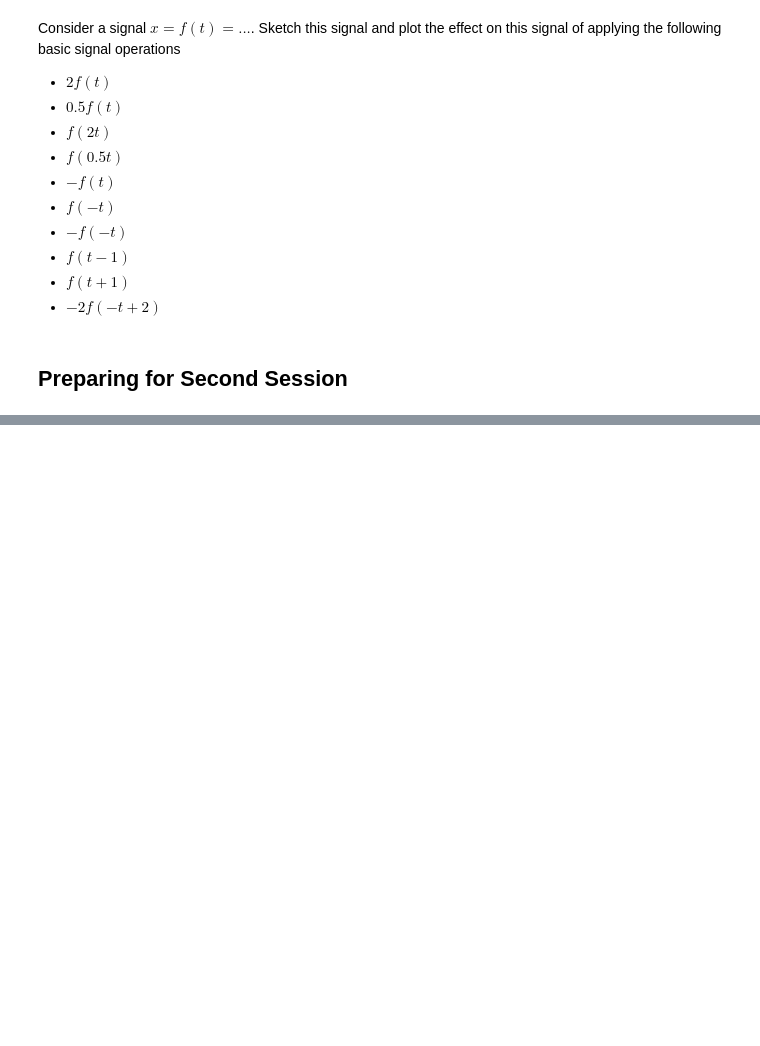
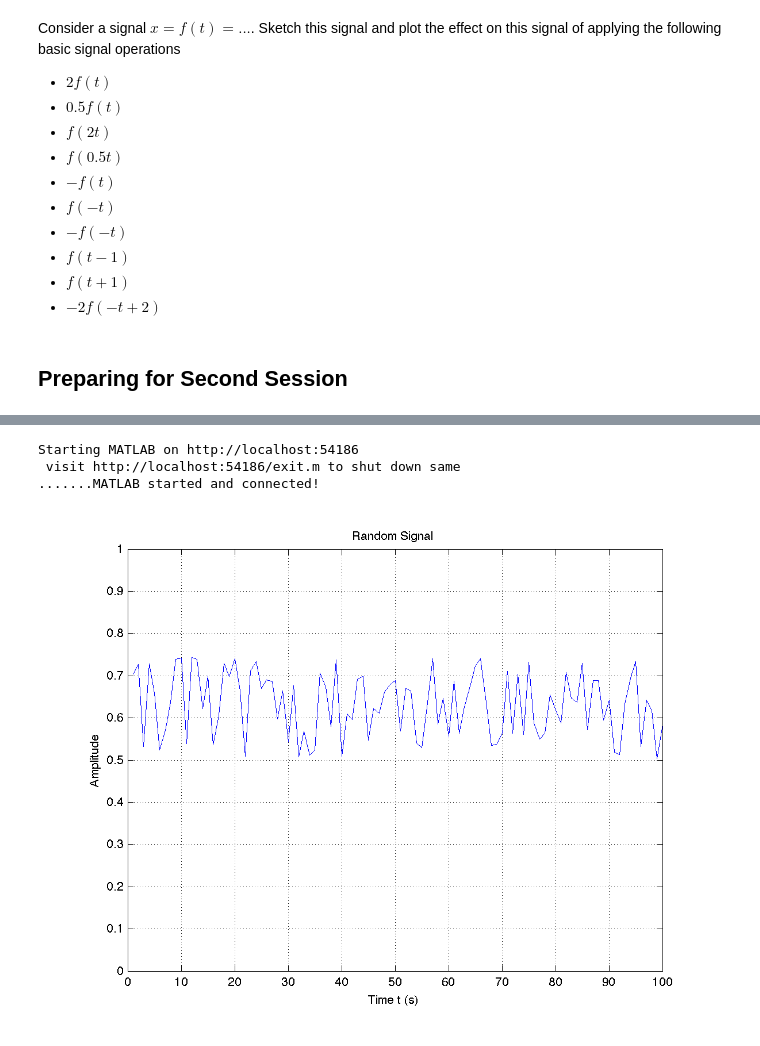
Before and after one commit to cpjobling/EG-247-Resources, a Jupyter notebook: introduction/Introduction.ipynb, the cells around one changed output, grey strips where cells are left out. Drawn from its saved outputs; the diff is of its cells as text; code cells hidden in the pictures; blank space fills up the shorter version.

Commit message:
Add rest of signal type examples

```diff
--- a/introduction/Introduction.ipynb
+++ b/introduction/Introduction.ipynb
@@ -284,0 +319,18 @@ Consider a signal $x = f(t) = ...$. Sketch this signal and plot the effect on th
+# %%
+ip = get_ipython()
+pymat.load_ipython_extension(ip)
+# %% [output]
+Starting MATLAB on http://localhost:54186
+ visit http://localhost:54186/exit.m to shut down same
+.......MATLAB started and connected!
+# %%
+%%matlab
+%% Plot a Random Signal
+plot(0.5 + 0.25 * rand(100,1))
+ylim([0,1])
+grid
+title('Random Signal')
+xlabel('Time t (s)')
+ylabel('Amplitude')
+# %% [output]
+[figure, added]
```
Also changed, not shown: parts of 8 cells of this notebook, 6 other files.
